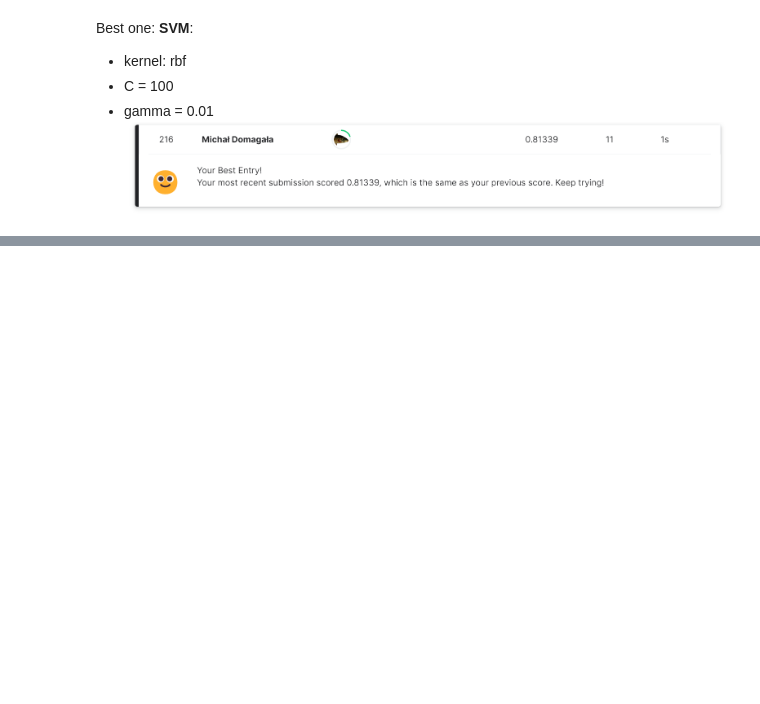
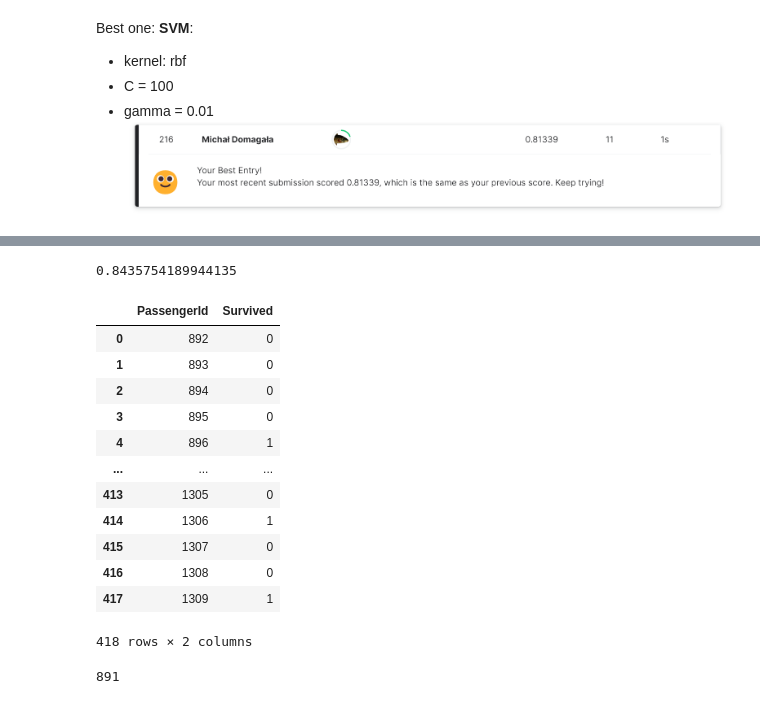
Before and after one commit to MichalDomagala08/Kaggle_Titanic_Competition, a Jupyter notebook: Titanic_Kaggle_MD.ipynb, the cells around one changed output, grey strips where cells are left out. Cells and saved outputs as stored; diff of their text form; code cells hidden in the pictures; blank space fills up the shorter version.

```diff
--- a/Titanic_Kaggle_MD.ipynb
+++ b/Titanic_Kaggle_MD.ipynb
@@ -280,0 +370,34 @@ metrics.accuracy_score(y_true= y_val, y_pred= (model.predict(X_val)  > 0.5))
+# %%
+metrics.accuracy_score(y_true= y_val, y_pred= (model.predict(X_val)  > 0.5))
+# %% [output]
+0.8435754189944135
+# %%
+import numpy as np
+
+X_test = preprocess_pipeline.transform(test_data)
+
+predictions = model.predict(X_test) >0.5
+
+prediction_5 = np.vstack([np.arange(len(train_data)+1,len(train_data)+len(predictions)+1,1),predictions.T]).T
+prediction_5 = pd.DataFrame(prediction_5,columns=['PassengerId','Survived'])
+prediction_5.to_csv(os.path.join("C:\\Users\\barak\\Documents\\GitHub\\Kaggle_Titanic_Competition\\Results",'MLP_1.csv'),index=False)
+# %%
+prediction_5
+# %% [output]
+|  | PassengerId | Survived |
+| 0 | 892 | 0 |
+| 1 | 893 | 0 |
+| 2 | 894 | 0 |
+| 3 | 895 | 0 |
+| 4 | 896 | 1 |
+| ... | ... | ... |
+| 413 | 1305 | 0 |
+| 414 | 1306 | 1 |
+| 415 | 1307 | 0 |
+| 416 | 1308 | 0 |
+| 417 | 1309 | 1 |
+418 rows × 2 columns
+# %%
+len(train_data)
+# %% [output]
+891
```
Also changed, not shown: parts of 26 cells of this notebook, 9 other files.
